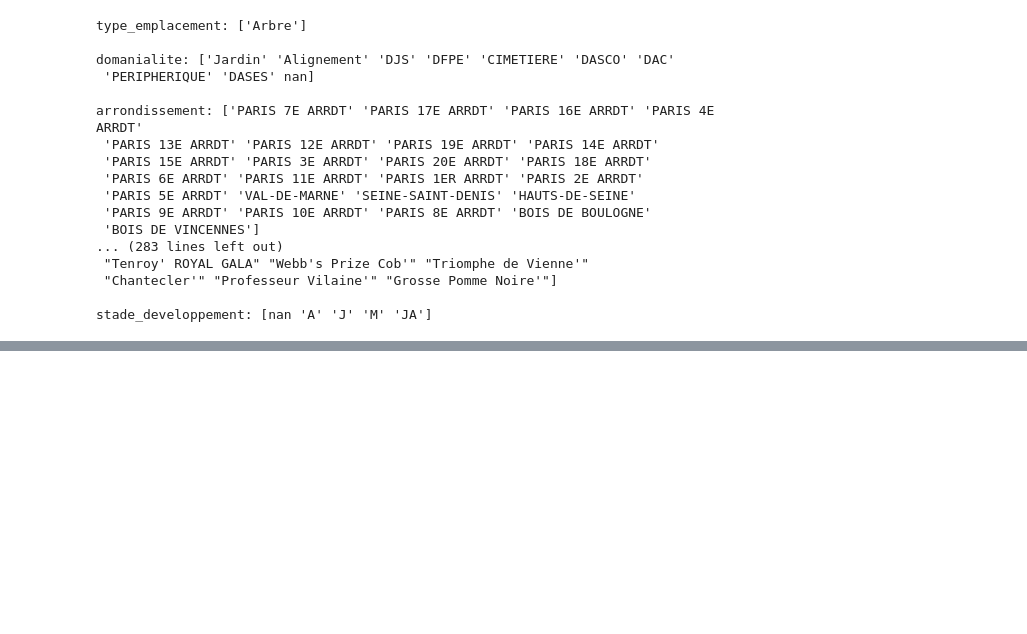
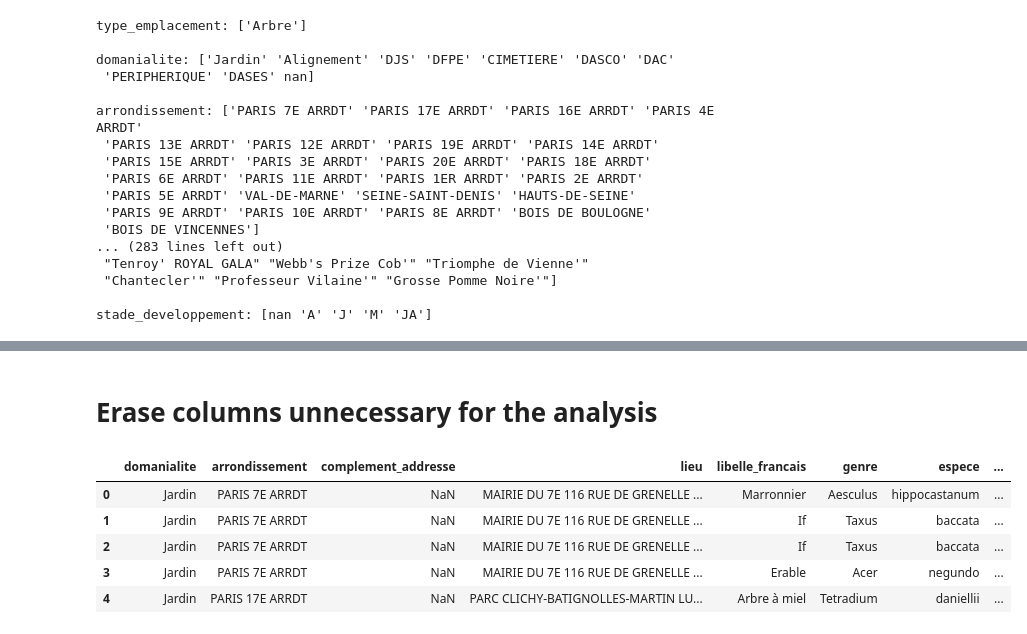
Before and after one commit to preudh/OC_IA_P2_concours_smart_city, a Jupyter notebook: notebooks/smartcity.ipynb, the cells around one changed output, grey strips where cells are left out. Saved outputs shown, nothing was run; the diff lists cells and outputs as text; code cells hidden in the pictures; blank space fills up the shorter version.

```diff
--- a/notebooks/smartcity.ipynb
+++ b/notebooks/smartcity.ipynb
@@ -141,0 +220,13 @@ stade_developpement: [nan 'A' 'J' 'M' 'JA']
+# %% [markdown]
+# Erase columns unnecessary for the analysis
+# %%
+df.drop(columns=['id', 'numero', 'type_emplacement', 'id_emplacement'], inplace=True) # Drop unnecessary columns
+# %%
+df.head() # Display the first few rows of the DataFrame
+# %% [output]
+|  | domanialite | arrondissement | complement_addresse | lieu | libelle_francais | genre | espece | ... |
+| 0 | Jardin | PARIS 7E ARRDT | NaN | MAIRIE DU 7E 116 RUE DE GRENELLE ... | Marronnier | Aesculus | hippocastanum | ... |
+| 1 | Jardin | PARIS 7E ARRDT | NaN | MAIRIE DU 7E 116 RUE DE GRENELLE ... | If | Taxus | baccata | ... |
+| 2 | Jardin | PARIS 7E ARRDT | NaN | MAIRIE DU 7E 116 RUE DE GRENELLE ... | If | Taxus | baccata | ... |
+| 3 | Jardin | PARIS 7E ARRDT | NaN | MAIRIE DU 7E 116 RUE DE GRENELLE ... | Erable | Acer | negundo | ... |
+| 4 | Jardin | PARIS 17E ARRDT | NaN | PARC CLICHY-BATIGNOLLES-MARTIN LU... | Arbre à miel | Tetradium | daniellii | ... |
```
Also changed, not shown: parts of 11 cells of this notebook.
